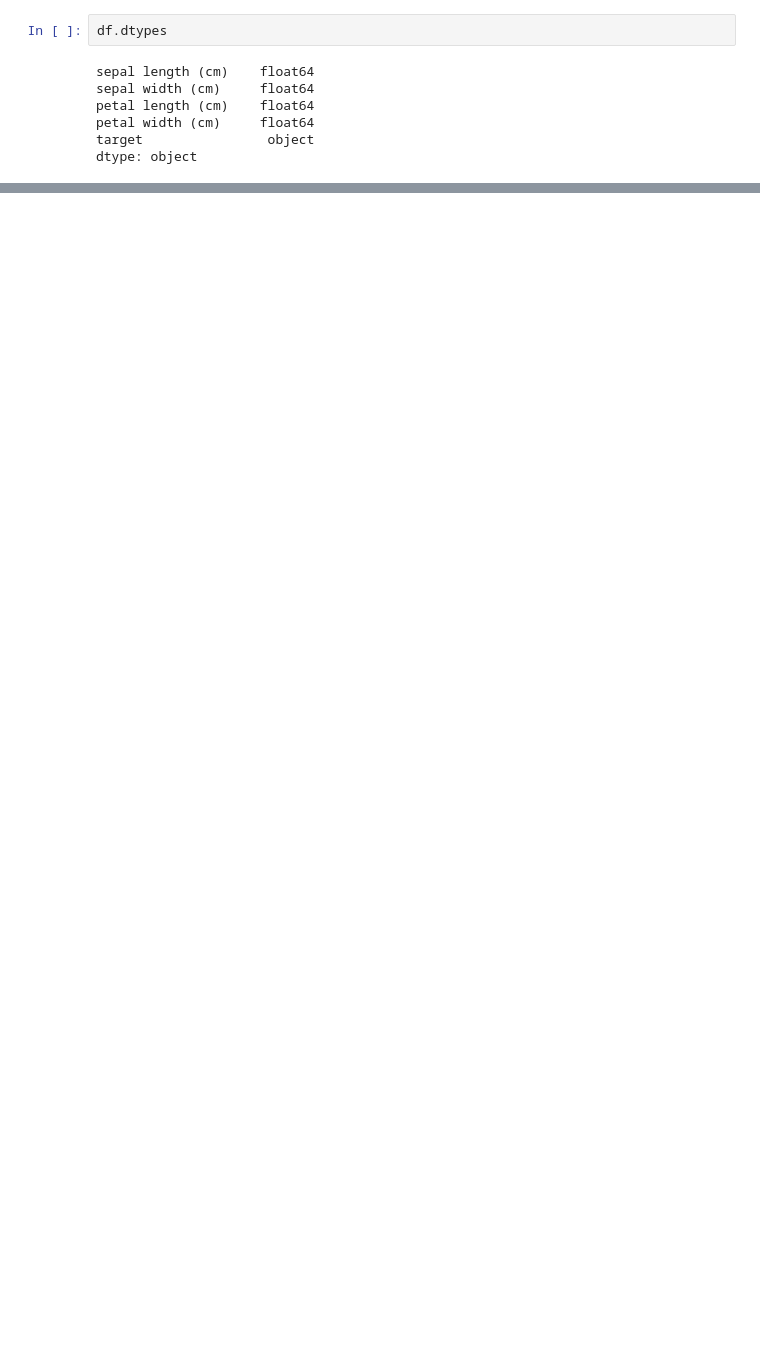
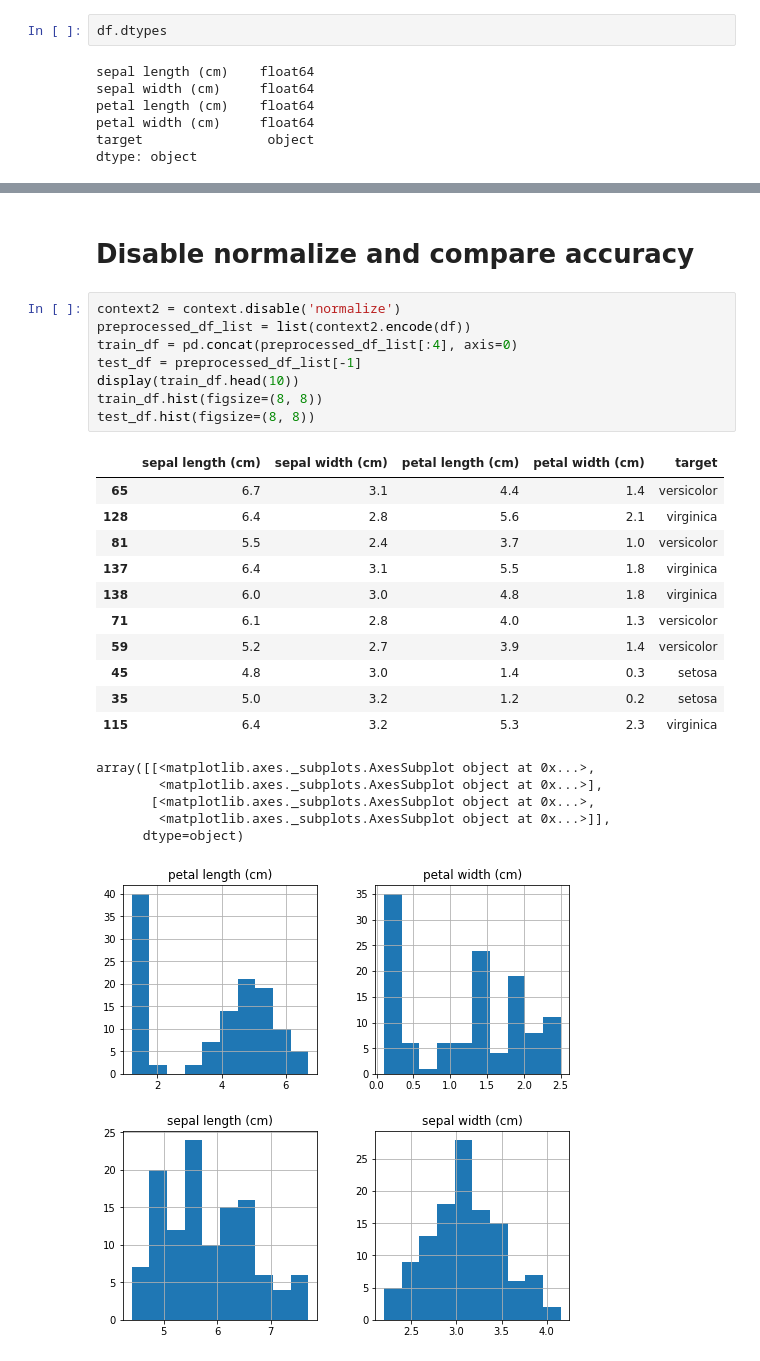
Before and after one commit to elda27/prepnet, a Jupyter notebook: examples/01_iris_directly_use.ipynb, the cells around one changed output, grey strips where cells are left out. Drawn from its saved outputs; the diff is of its cells as text; blank space fills up the shorter version.

```diff
--- a/examples/01_iris_directly_use.ipynb
+++ b/examples/01_iris_directly_use.ipynb
@@ -79,0 +133,28 @@ OneVsRestClassifier(estimator=SVC(C=1.0, break_ties=False, cache_size=200,
+# %% [markdown]
+# Disable normalize and compare accuracy
+# %%
+context2 = context.disable('normalize')
+preprocessed_df_list = list(context2.encode(df))
+train_df = pd.concat(preprocessed_df_list[:4], axis=0)
+test_df = preprocessed_df_list[-1]
+display(train_df.head(10))
+train_df.hist(figsize=(8, 8))
+test_df.hist(figsize=(8, 8))
+# %% [output]
+|  | sepal length (cm) | sepal width (cm) | petal length (cm) | petal width (cm) | target |
+| 65 | 6.7 | 3.1 | 4.4 | 1.4 | versicolor |
+| 128 | 6.4 | 2.8 | 5.6 | 2.1 | virginica |
+| 81 | 5.5 | 2.4 | 3.7 | 1.0 | versicolor |
+| 137 | 6.4 | 3.1 | 5.5 | 1.8 | virginica |
+| 138 | 6.0 | 3.0 | 4.8 | 1.8 | virginica |
+| 71 | 6.1 | 2.8 | 4.0 | 1.3 | versicolor |
+| 59 | 5.2 | 2.7 | 3.9 | 1.4 | versicolor |
+| 45 | 4.8 | 3.0 | 1.4 | 0.3 | setosa |
+| 35 | 5.0 | 3.2 | 1.2 | 0.2 | setosa |
+| 115 | 6.4 | 3.2 | 5.3 | 2.3 | virginica |
+array([[<matplotlib.axes._subplots.AxesSubplot object at 0x...>,
+        <matplotlib.axes._subplots.AxesSubplot object at 0x...>],
+       [<matplotlib.axes._subplots.AxesSubplot object at 0x...>,
+        <matplotlib.axes._subplots.AxesSubplot object at 0x...>]],
+      dtype=object)
+[figure, added]
```
Also changed, not shown: parts of 14 cells of this notebook.
